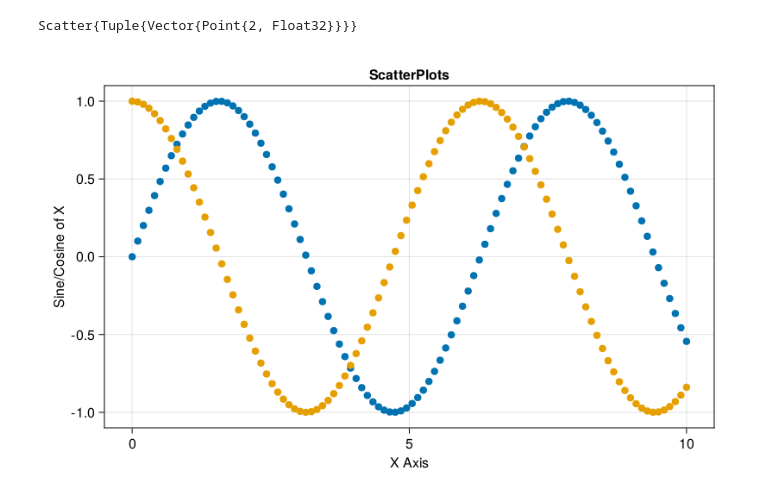
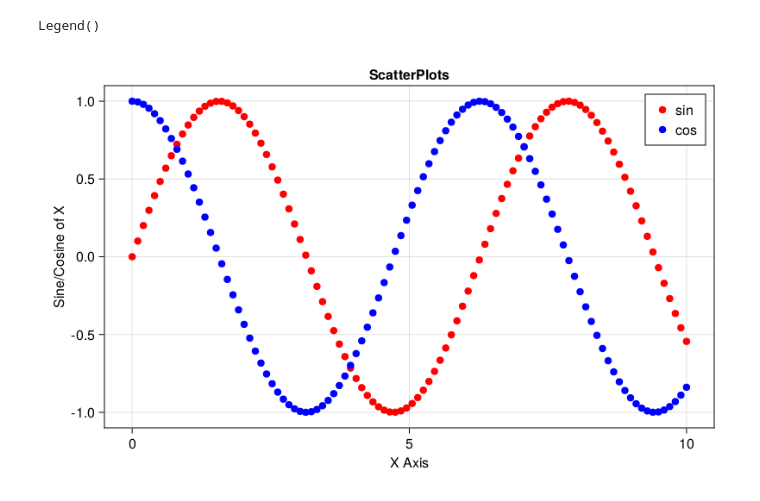
Before and after one commit to citruscaesar/metacognition, a Jupyter notebook: plotting/plotsnotebook.ipynb, the cells around one changed output. Saved outputs shown, nothing was run; the diff lists cells and outputs as text; code cells hidden in the pictures.

```diff
--- a/plotting/plotsnotebook.ipynb
+++ b/plotting/plotsnotebook.ipynb
@@ -5,15 +5,16 @@ x = range(0, 10, 100);
 y_sin = sin.(x);
 y_cos = cos.(x);
 # %%
-fig, ax = scatter(x, y_sin,
+fig, ax = scatter(x, y_sin, color = :red, label = "sin",
                   figure = (; resolution = (800, 500)),
                   axis = (title = "ScatterPlots",
                           xlabel = "X Axis",
                           ylabel = "Sine/Cosine of X"))
-scatter!(ax, x, y_cos)
+scatter!(ax, x, y_cos, color = :blue, label = "cos")
+axislegend()
 # %% [output]
-Scatter{Tuple{Vector{Point{2, Float32}}}}
+Legend()
-# %%
-fig
-# %% [output]
-[figure, removed]
+# %%
+current_figure()
+# %% [output]
+[figure, added]
```
Also changed, not shown: parts of 1 cell of this notebook, 12 other files.
